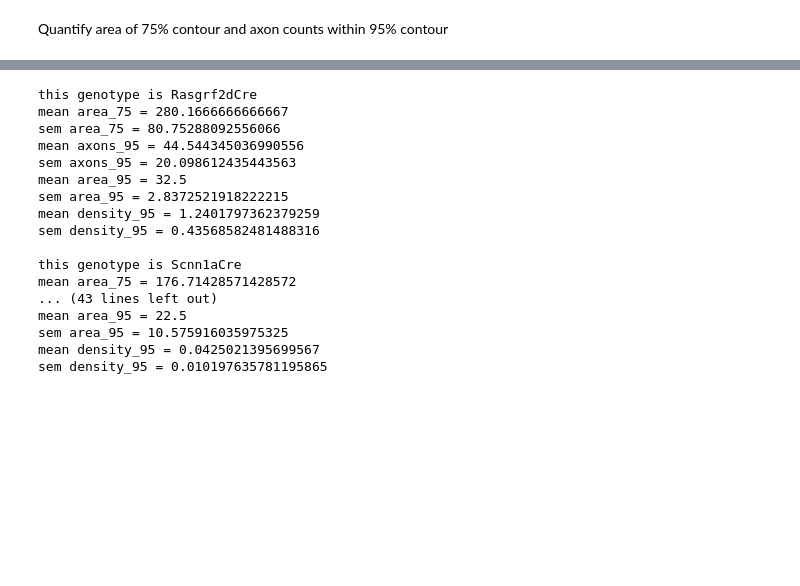
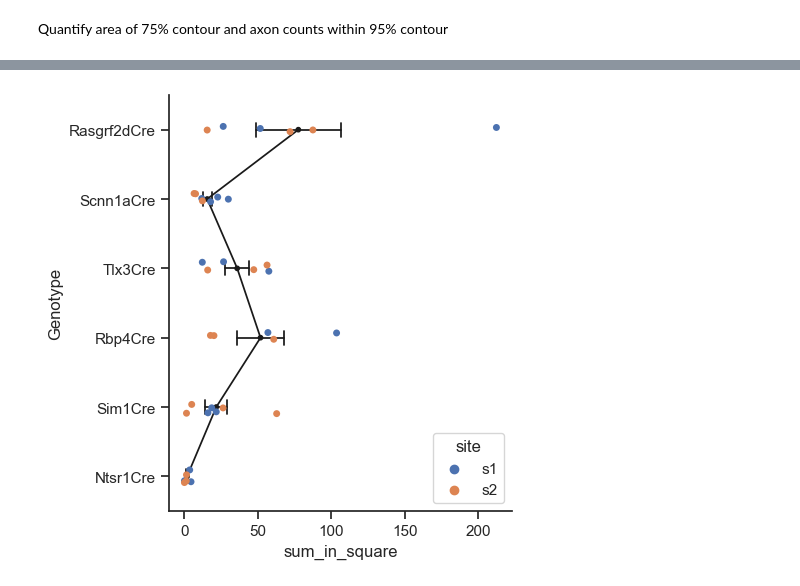
Before and after one commit to YANQI-LIU/Liu2024, a Jupyter notebook: Figures5-7.ipynb, the cells around one changed output, grey strips where cells are left out. Drawn from its saved outputs; the diff is of its cells as text; code cells hidden in the pictures; blank space fills up the shorter version.

Commit message:
032024 update, now fig7 axon sums calculate base on gaussianed image, added section to calculate axons inside a square of a given width centered around a certain coordinate

```diff
--- a/Figures5-7.ipynb
+++ b/Figures5-7.ipynb
@@ -1087,45 +1087,47 @@ plt.savefig(outdir+"density_95.svg")
+# %%
+sns.set(style="ticks", rc={"lines.linewidth": 0.7})
+
+sns.catplot(
+    data=MO_data, x="sum_in_square", y="Genotype", errorbar="se",
+    capsize=.2, kind='point', color= 'k', order=order)
+
+
+sns.stripplot(data=MO_data, x="sum_in_square", y="Genotype", hue="site", order=order)
+plt.rcParams['svg.fonttype'] = 'none'
+# so text stay as text not paths!
+plt.savefig(outdir+"sum_in_square.svg")
+# %% [output]
+[figure, added]
 # %%
 genotype= pd.unique(MO_data['Genotype'])
+
+area_75_mean = []
+area_75_sem = []
+axons_95_mean = []
+axons_95_sem = []
+area_95_mean = []
+area_95_sem = []
+density_95_mean = []
+density_95_sem = []
+sum_in_square_mean = []
+sum_in_square_sem = []
 
 for i in genotype:
     this_genotype= MO_data[MO_data.Genotype==i]
     mean= this_genotype.mean()
     sem=this_genotype.sem()
 
-    print('this genotype is '+ i )
+    area_75_mean.append(mean.area_75)
+    area_75_sem.append(sem.area_75)
 
-    print(f'mean area_75 = {mean.area_75}' )
+    axons_95_mean.append(mean.axons_95)
+    axons_95_sem.append(sem.axons_95)
 
-    print(f'sem area_75 = {sem.area_75}' )
+    area_95_mean.append(mean.area_95)
+    area_95_sem.append(sem.area_95)
 
-    print(f'mean axons_95 = {mean.axons_95}' )
+    density_95_mean.append(mean.density_95)
+    density_95_sem.append(sem.density_95)
 
-    print(f'sem axons_95 = {sem.axons_95} ' )
-
-    print(f'mean area_95 = {mean.area_95}' )
-
-    print(f'sem area_95 = {sem.area_95} ' )
-
-    print(f'mean density_95 = {mean.density_95}' )
-
-    print(f'sem density_95 = {sem.density_95} ' )
-
-    print(' ')
+    sum_in_square_mean.append(mean.sum_in_square)
+    sum_in_square_sem.append(sem.sum_in_square)
-# %% [output]
-this genotype is Rasgrf2dCre
-mean area_75 = 280.1666666666667
-sem area_75 = 80.75288092556066
-mean axons_95 = 44.544345036990556
-sem axons_95 = 20.098612435443563
-mean area_95 = 32.5
-sem area_95 = 2.8372521918222215
-mean density_95 = 1.2401797362379259
-sem density_95 = 0.43568582481488316
-
-this genotype is Scnn1aCre
-mean area_75 = 176.71428571428572
-... (43 lines left out)
-mean area_95 = 22.5
-sem area_95 = 10.575916035975325
-mean density_95 = 0.0425021395699567
-sem density_95 = 0.010197635781195865
```
Also changed, not shown: parts of 9 cells of this notebook, 1 other file.
